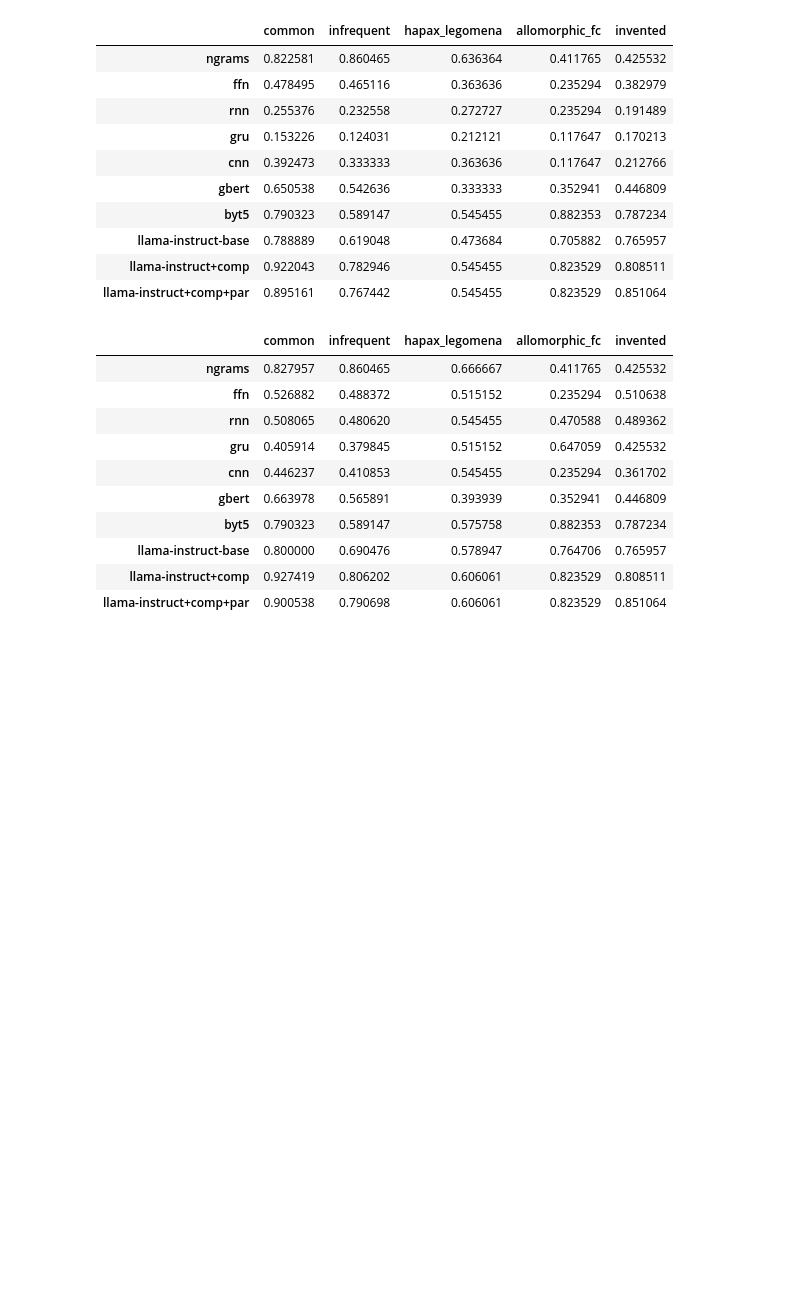
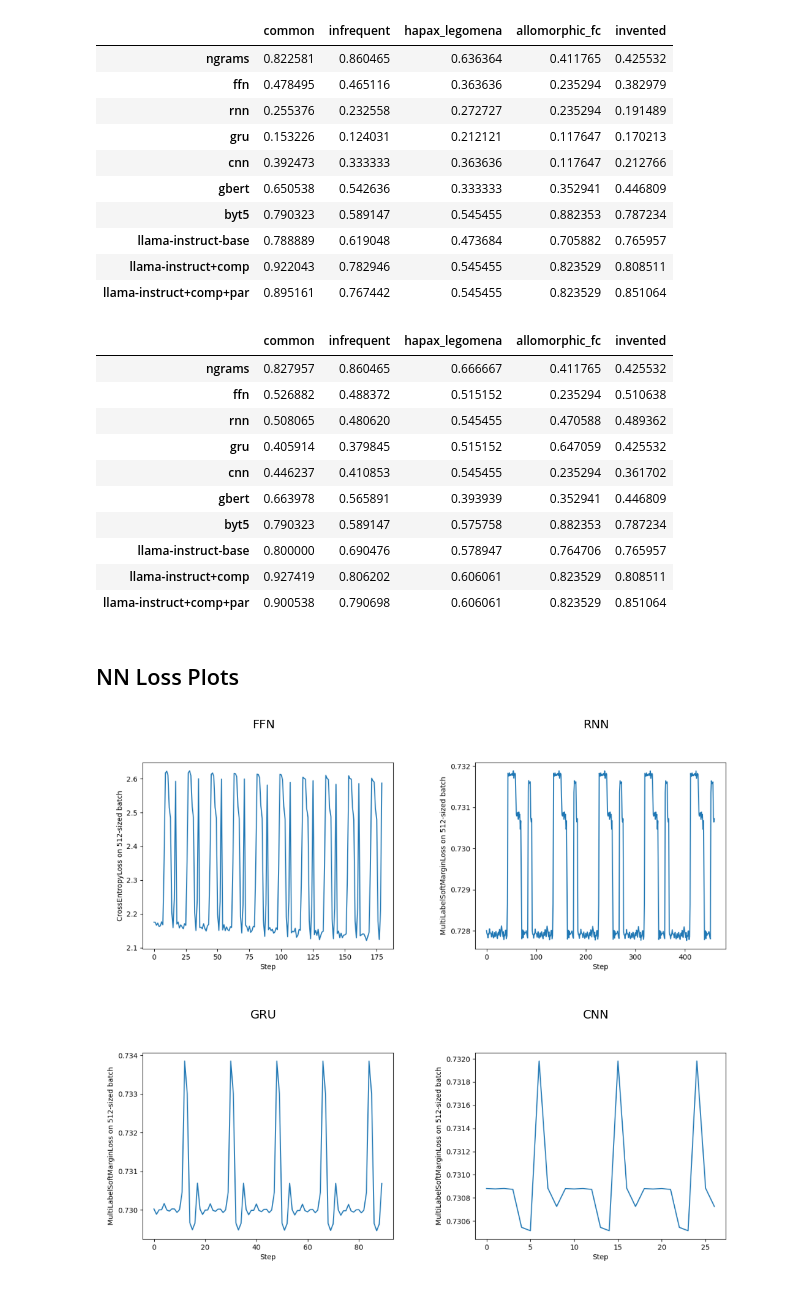
Before and after one commit to maxschmaltz/DEKOR, a Jupyter notebook: benchmarking/comparison.ipynb, the cells around one changed output. Cells and saved outputs as stored; diff of their text form; code cells hidden in the pictures; blank space fills up the shorter version.

Commit message:
add NN plots

```diff
--- a/benchmarking/comparison.ipynb
+++ b/benchmarking/comparison.ipynb
@@ -446,3 +446,5 @@ type_accuracies
 | llama-instruct-base | 0.800000 | 0.690476 | 0.578947 | 0.764706 | 0.765957 |
 | llama-instruct+comp | 0.927419 | 0.806202 | 0.606061 | 0.823529 | 0.808511 |
 | llama-instruct+comp+par | 0.900538 | 0.790698 | 0.606061 | 0.823529 | 0.851064 |
+# %% [markdown]
+## NN Loss Plots
@@ -448,0 +454,25 @@ type_accuracies
+# %%
+fig, axs = plt.subplots(2, 2, figsize=(11, 10))
+
+images = [
+    (
+        Image.open(os.path.join(paths[nn], "plot.png")),
+        nn.upper()
+	)
+    for nn in ["ffn", "rnn", "gru", "cnn"]
+]
+
+for i, ax in enumerate(axs.ravel()):
+    image, caption = images[i]
+    ax.imshow(image)
+    ax.set_title(caption, fontsize=14)
+    ax.axis("off")
+
+# adjust layout so titles do not overlap
+plt.tight_layout()
+# plt.subplots_adjust(hspace=-0.06)
+
+plt.savefig("./benchmarking/nn_loss_plots.png", dpi=1200)
+plt.show()
+# %% [output]
+[figure, added]
```
Also changed, not shown: parts of 1 cell of this notebook, 1 other file.
